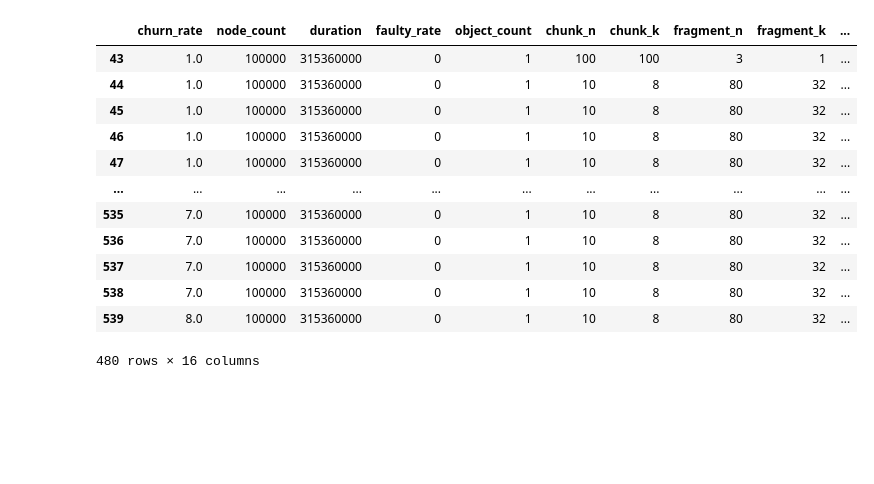
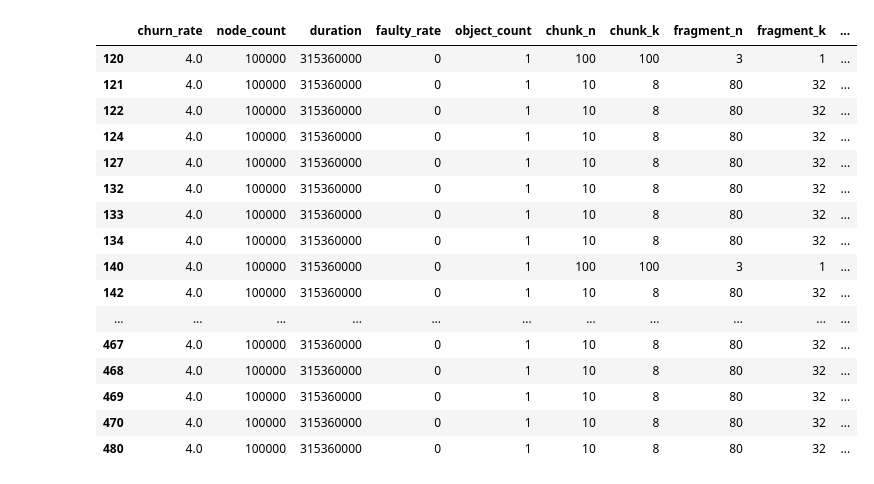
Before and after one commit to sgdxbc/esys, a Jupyter notebook: notebooks/churn-repair.ipynb, the cells around one changed output. Saved outputs shown, nothing was run; the diff lists cells and outputs as text; code cells hidden in the pictures; blank space fills up the shorter version.

```diff
--- a/notebooks/churn-repair.ipynb
+++ b/notebooks/churn-repair.ipynb
@@ -1,37 +1,41 @@
 # %%
 %config InlineBackend.figure_formats = ['svg']
 import pandas as pd
 import seaborn as sns
 from glob import glob
 sns.set_theme(style="ticks", font="Linux Biolinum O", font_scale=1.2)
 
 frames = [pd.read_csv(data) for data in glob('../churn-repair_*.csv')]
 data = pd.concat(frames, ignore_index=True)
 
 def classify(r):
     if r['fragment_k'] == 1:
-        return "Kademlia"
+        return "Replicated"
     else:
         cache = int(r['cache_sec']) // 3600
         return "Entropy$_{" + str(cache) + "}$"
 
 data['Protocol'] = data.apply(classify, axis=1)
 data = data[data['churn_rate'] >= 1.]
-data
+data[data['churn_rate'] == 4.]
 # %% [output]
 |  | churn_rate | node_count | duration | faulty_rate | object_count | chunk_n | chunk_k | fragment_n | fragment_k | ... |
-| 43 | 1.0 | 100000 | 315360000 | 0 | 1 | 100 | 100 | 3 | 1 | ... |
-| 44 | 1.0 | 100000 | 315360000 | 0 | 1 | 10 | 8 | 80 | 32 | ... |
-| 45 | 1.0 | 100000 | 315360000 | 0 | 1 | 10 | 8 | 80 | 32 | ... |
-| 46 | 1.0 | 100000 | 315360000 | 0 | 1 | 10 | 8 | 80 | 32 | ... |
-| 47 | 1.0 | 100000 | 315360000 | 0 | 1 | 10 | 8 | 80 | 32 | ... |
+| 120 | 4.0 | 100000 | 315360000 | 0 | 1 | 100 | 100 | 3 | 1 | ... |
+| 121 | 4.0 | 100000 | 315360000 | 0 | 1 | 10 | 8 | 80 | 32 | ... |
+| 122 | 4.0 | 100000 | 315360000 | 0 | 1 | 10 | 8 | 80 | 32 | ... |
+| 124 | 4.0 | 100000 | 315360000 | 0 | 1 | 10 | 8 | 80 | 32 | ... |
+| 127 | 4.0 | 100000 | 315360000 | 0 | 1 | 10 | 8 | 80 | 32 | ... |
+| 132 | 4.0 | 100000 | 315360000 | 0 | 1 | 10 | 8 | 80 | 32 | ... |
+| 133 | 4.0 | 100000 | 315360000 | 0 | 1 | 10 | 8 | 80 | 32 | ... |
+| 134 | 4.0 | 100000 | 315360000 | 0 | 1 | 10 | 8 | 80 | 32 | ... |
+| 140 | 4.0 | 100000 | 315360000 | 0 | 1 | 100 | 100 | 3 | 1 | ... |
+| 142 | 4.0 | 100000 | 315360000 | 0 | 1 | 10 | 8 | 80 | 32 | ... |
 | ... | ... | ... | ... | ... | ... | ... | ... | ... | ... | ... |
-| 535 | 7.0 | 100000 | 315360000 | 0 | 1 | 10 | 8 | 80 | 32 | ... |
-| 536 | 7.0 | 100000 | 315360000 | 0 | 1 | 10 | 8 | 80 | 32 | ... |
-| 537 | 7.0 | 100000 | 315360000 | 0 | 1 | 10 | 8 | 80 | 32 | ... |
-| 538 | 7.0 | 100000 | 315360000 | 0 | 1 | 10 | 8 | 80 | 32 | ... |
-| 539 | 8.0 | 100000 | 315360000 | 0 | 1 | 10 | 8 | 80 | 32 | ... |
+| 467 | 4.0 | 100000 | 315360000 | 0 | 1 | 10 | 8 | 80 | 32 | ... |
+| 468 | 4.0 | 100000 | 315360000 | 0 | 1 | 10 | 8 | 80 | 32 | ... |
+| 469 | 4.0 | 100000 | 315360000 | 0 | 1 | 10 | 8 | 80 | 32 | ... |
+| 470 | 4.0 | 100000 | 315360000 | 0 | 1 | 10 | 8 | 80 | 32 | ... |
+| 480 | 4.0 | 100000 | 315360000 | 0 | 1 | 10 | 8 | 80 | 32 | ... |
-480 rows × 16 columns
 # %%
 palette = sns.color_palette('flare', n_colors=5)
 sns.relplot(data=data,
```
Also changed, not shown: parts of 1 cell of this notebook, 17 other files.
